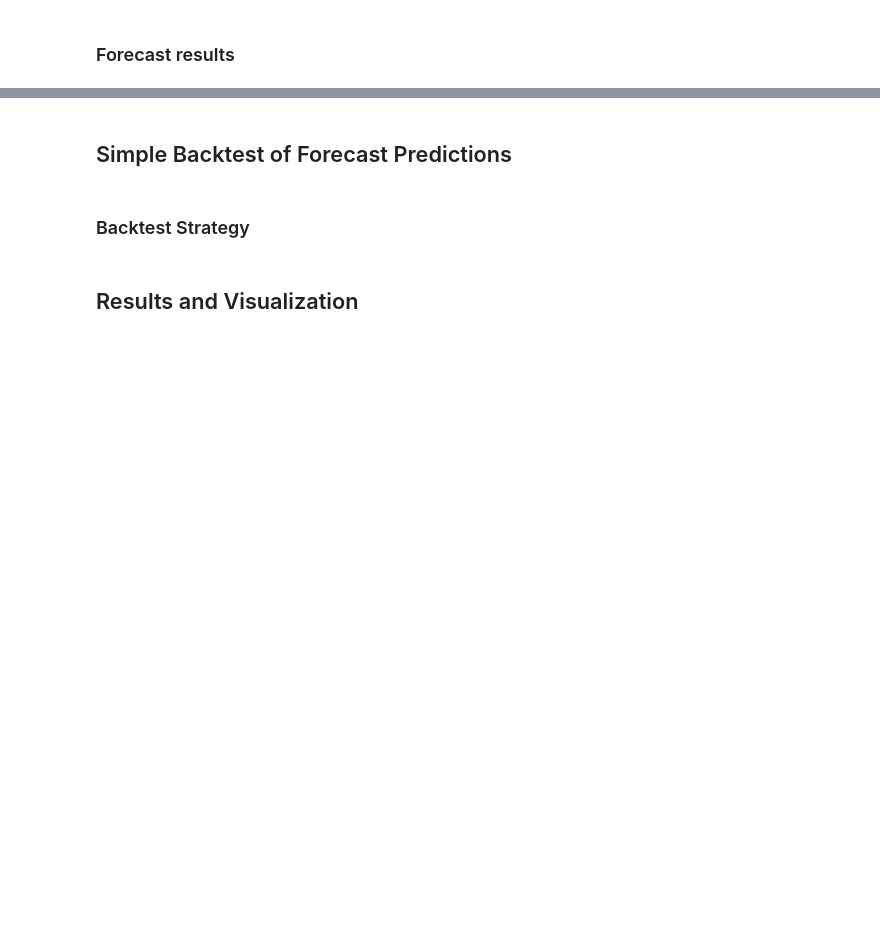
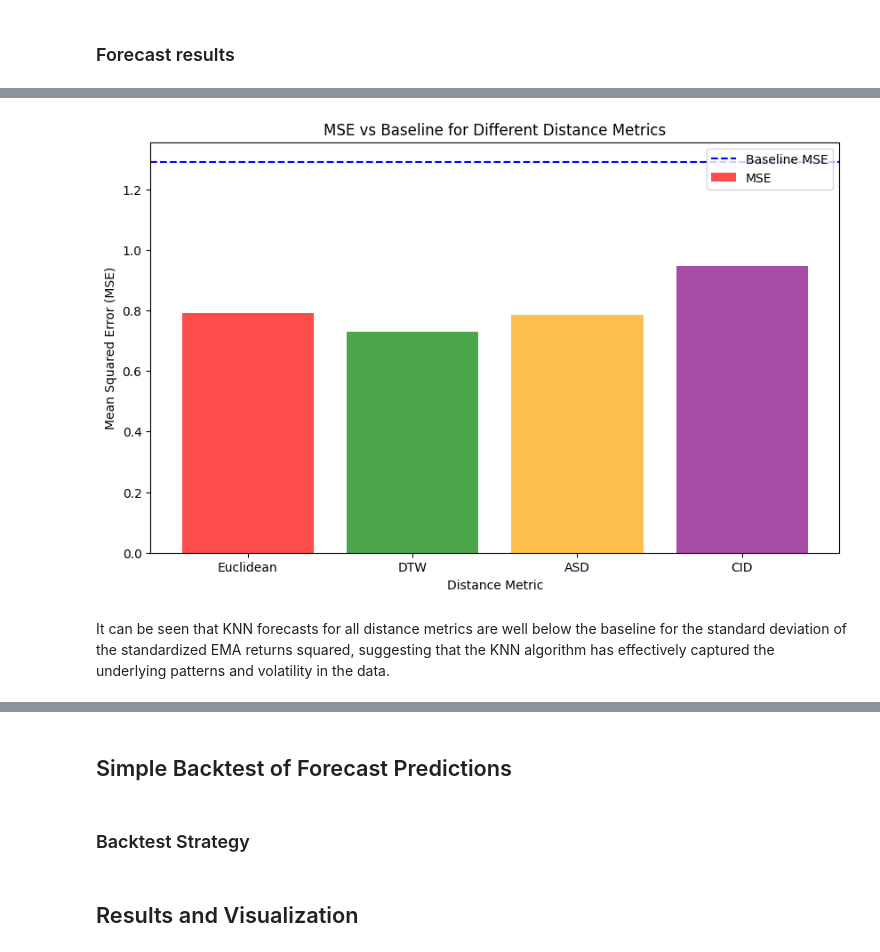
Before and after one commit to Kristofferjoha/Dynamic-Time-Patterns, a Jupyter notebook: Dynamic_Time_Patterns.ipynb, the cells around one changed output, grey strips where cells are left out. Cells and saved outputs as stored; diff of their text form; code cells hidden in the pictures; blank space fills up the shorter version.

Commit message:
Done with algo and results

```diff
--- a/Dynamic_Time_Patterns.ipynb
+++ b/Dynamic_Time_Patterns.ipynb
@@ -671,0 +839,23 @@ Time
+# %%
+def calculate_mse(actual, predicted):
+    # Initialize the sum of squared errors
+    total_error = 0
+
+    # Loop through each index and calculate the squared error
+    for i in range(len(actual)):
+        total_error += (actual[i] - predicted[i]) ** 2
+
+    # Calculate the mean squared error
+    mse = total_error / len(actual)
+    return mse
+
+# Calculate MSE for each of the predictions
+mse_euc = calculate_mse(y_actual, y_pred_euc)
+mse_dtw = calculate_mse(y_actual, y_pred_dtw)
+mse_asd = calculate_mse(y_actual, y_pred_asd)
+mse_cid = calculate_mse(y_actual, y_pred_cid)
+# Print the MSE results
+print(f"Mean Squared Error (MSE) - Euclidean: {mse_euc}")
+print(f"Mean Squared Error (MSE) - DTW: {mse_dtw}")
+print(f"Mean Squared Error (MSE) - ASD: {mse_asd}")
+print(f"Mean Squared Error (MSE) - CID: {mse_cid}")
@@ -671,0 +878,19 @@ Time
+# %%
+mse_values = {'Euclidean': mse_euc,'DTW': mse_dtw,'ASD': mse_asd,'CID': mse_cid}
+
+# Baseline MSE (mean of actual values)
+baseline_mse = df['std_ema_returns'].std() ** 2
+
+# Plotting
+plt.figure(figsize=(10, 6))
+plt.bar(mse_values.keys(), mse_values.values(), color=['red', 'green', 'orange', 'purple'], alpha=0.7, label="MSE")
+plt.axhline(y=baseline_mse, color='b', linestyle='--', label="Baseline MSE")
+plt.xlabel('Distance Metric')
+plt.ylabel('Mean Squared Error (MSE)')
+plt.title('MSE vs Baseline for Different Distance Metrics')
+plt.legend()
+plt.show()
+# %% [output]
+[figure, added]
+# %% [markdown]
+It can be seen that KNN forecasts for all distance metrics are well below the baseline for the standard deviation of the standardized EMA returns squared, suggesting that the KNN algorithm has effectively captured the underlying patterns and volatility in the data.
```
Also changed, not shown: parts of 32 cells of this notebook.
